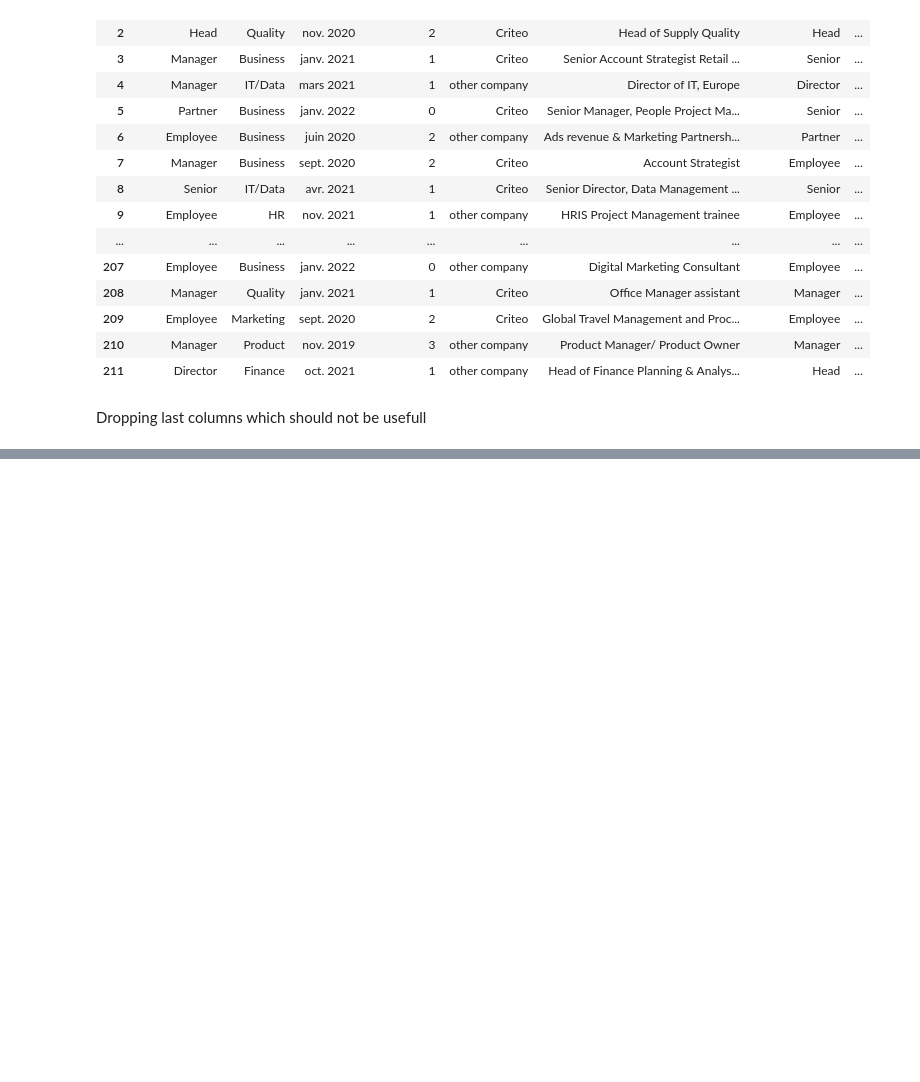
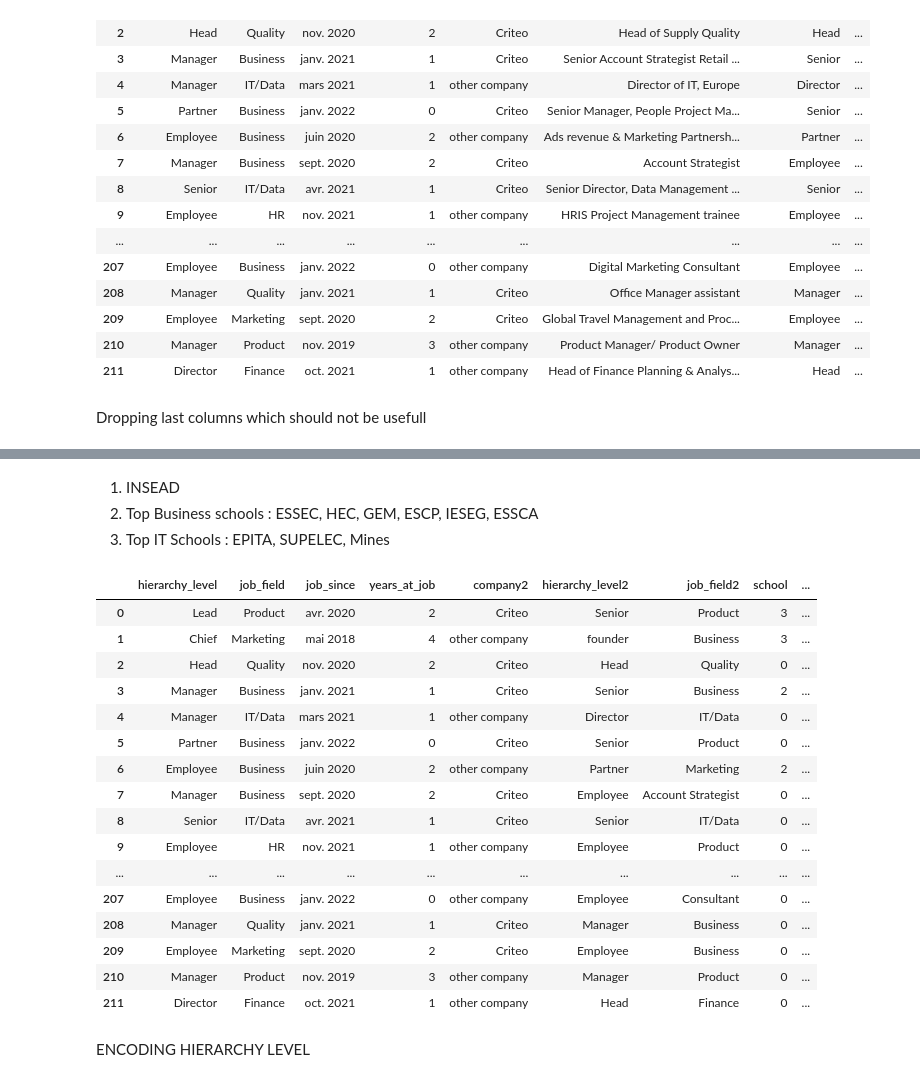
Before and after one commit to SarahL-Ironhack/Final_project_HR_Analytics, a Jupyter notebook: Code/current_emp_before_encoding.ipynb, the cells around one changed output, grey strips where cells are left out. Cells and saved outputs as stored; diff of their text form; code cells hidden in the pictures; blank space fills up the shorter version.

```diff
--- a/Code/current_emp_before_encoding.ipynb
+++ b/Code/current_emp_before_encoding.ipynb
@@ -544,0 +548,2 @@ emp.to_csv('current_not_encoded.csv')
+# %%
+emp['hierarchy_level'] = np.where((emp.hierarchy_level == 'Vice') , 'VP', emp['hierarchy_level'])
@@ -544,0 +588,36 @@ emp.to_csv('current_not_encoded.csv')
+# %% [markdown]
+1. INSEAD
+2. Top Business schools :   ESSEC, HEC, GEM, ESCP, IESEG, ESSCA
+3. Top IT Schools : EPITA, SUPELEC, Mines
+# %%
+school_1 = {1:['INSEAD'],
+           2:['ESSEC', 'HEC', 'GEM', 'ESCP', 'IESEG', 'ESSCA'],
+           3: ['EPITA', 'SUPELEC', 'Mines']}
+# %%
+for key,value in school_1.items():
+    for item in value:
+        emp.school = np.where(emp.school == item, key, emp.school)
+# %%
+emp.school = np.where((emp.school != 1) & (emp.school != 2) & (emp.school != 3), 0, emp.school)
+# %%
+emp
+# %% [output]
+|  | hierarchy_level | job_field | job_since | years_at_job | company2 | hierarchy_level2 | job_field2 | school | ... |
+| 0 | Lead | Product | avr. 2020 | 2 | Criteo | Senior | Product | 3 | ... |
+| 1 | Chief | Marketing | mai 2018 | 4 | other company | founder | Business | 3 | ... |
+| 2 | Head | Quality | nov. 2020 | 2 | Criteo | Head | Quality | 0 | ... |
+| 3 | Manager | Business | janv. 2021 | 1 | Criteo | Senior | Business | 2 | ... |
+| 4 | Manager | IT/Data | mars 2021 | 1 | other company | Director | IT/Data | 0 | ... |
+| 5 | Partner | Business | janv. 2022 | 0 | Criteo | Senior | Product | 0 | ... |
+| 6 | Employee | Business | juin 2020 | 2 | other company | Partner | Marketing | 2 | ... |
+| 7 | Manager | Business | sept. 2020 | 2 | Criteo | Employee | Account Strategist | 0 | ... |
+| 8 | Senior | IT/Data | avr. 2021 | 1 | Criteo | Senior | IT/Data | 0 | ... |
+| 9 | Employee | HR | nov. 2021 | 1 | other company | Employee | Product | 0 | ... |
+| ... | ... | ... | ... | ... | ... | ... | ... | ... | ... |
+| 207 | Employee | Business | janv. 2022 | 0 | other company | Employee | Consultant | 0 | ... |
+| 208 | Manager | Quality | janv. 2021 | 1 | Criteo | Manager | Business | 0 | ... |
+| 209 | Employee | Marketing | sept. 2020 | 2 | Criteo | Employee | Business | 0 | ... |
+| 210 | Manager | Product | nov. 2019 | 3 | other company | Manager | Product | 0 | ... |
+| 211 | Director | Finance | oct. 2021 | 1 | other company | Head | Finance | 0 | ... |
+# %% [markdown]
+ENCODING HIERARCHY LEVEL
```
Also changed, not shown: parts of 29 cells of this notebook, 15 other files.
